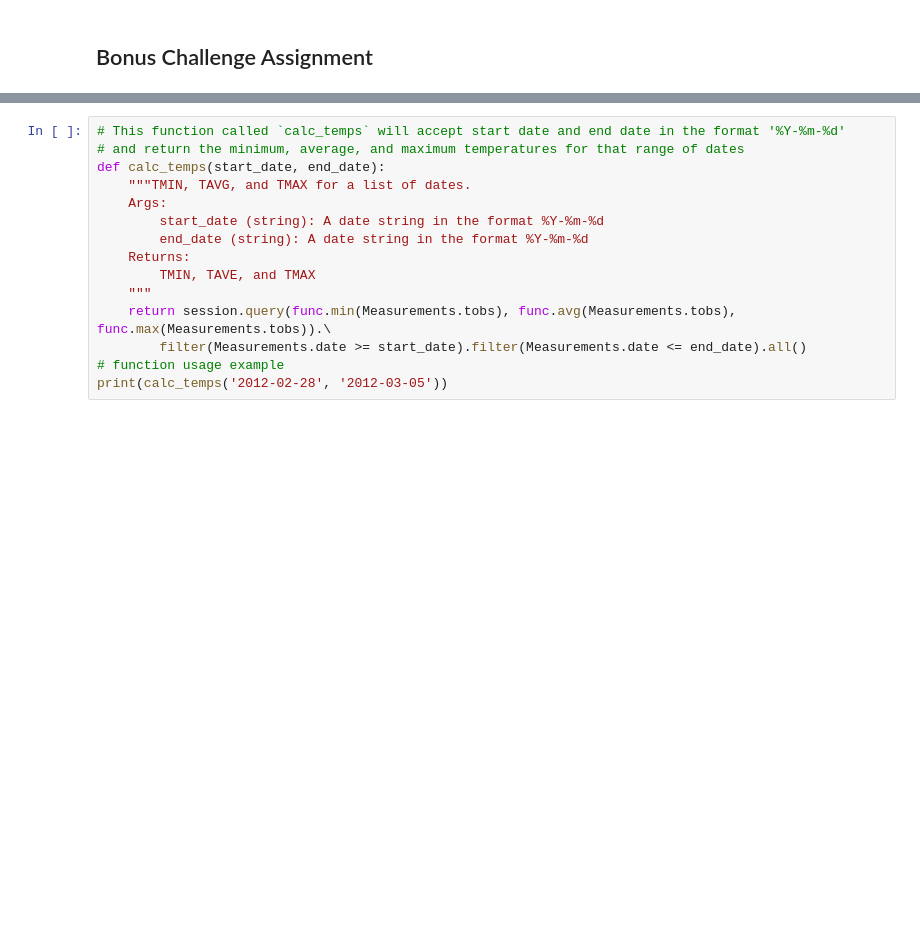
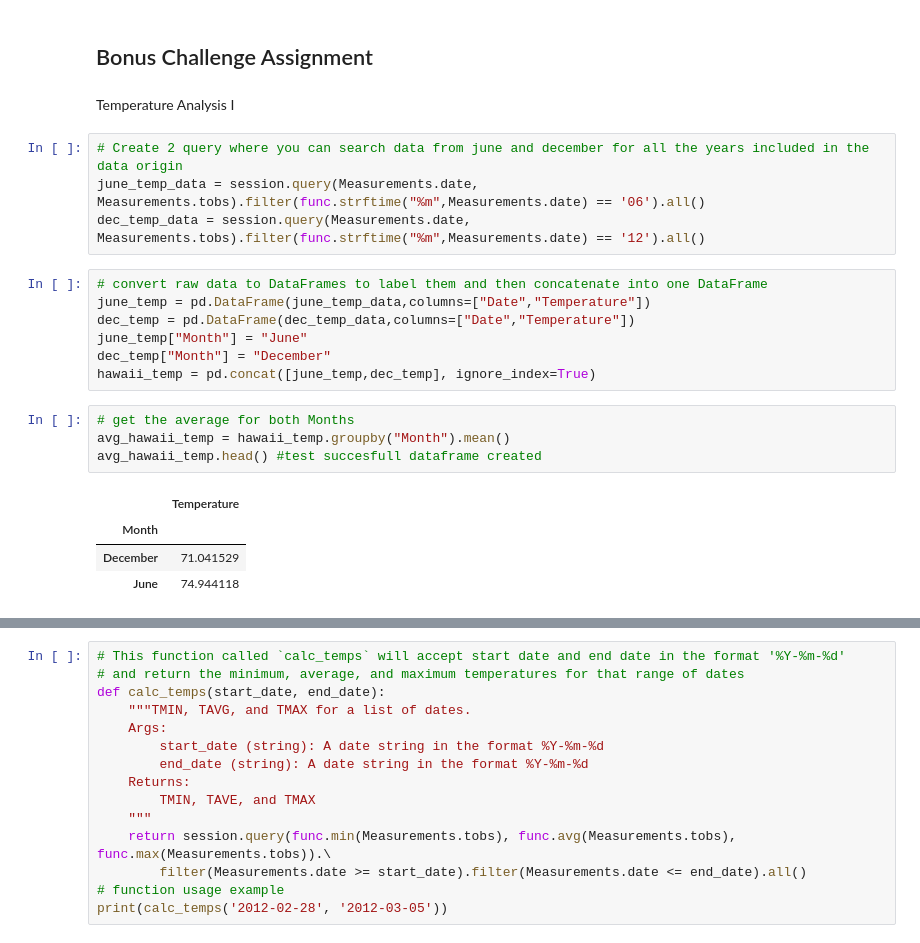
Before and after one commit to jamc7196/SQL-Alchemy-Challenge, a Jupyter notebook: Surf_Up/climate_starter.ipynb, the cells around one changed output, grey strips where cells are left out. Drawn from its saved outputs; the diff is of its cells as text; blank space fills up the shorter version.

```diff
--- a/Surf_Up/climate_starter.ipynb
+++ b/Surf_Up/climate_starter.ipynb
@@ -208,3 +209,25 @@ plt.savefig("Images/2)USC00519281_Temperature_Histogram_plot.png") #test succesf
 <Figure size 432x288 with 0 Axes>
 # %% [markdown]
 ## Bonus Challenge Assignment
+# %% [markdown]
+Temperature Analysis I
+# %%
+# Create 2 query where you can search data from june and december for all the years included in the data origin
+june_temp_data = session.query(Measurements.date, Measurements.tobs).filter(func.strftime("%m",Measurements.date) == '06').all()
+dec_temp_data = session.query(Measurements.date, Measurements.tobs).filter(func.strftime("%m",Measurements.date) == '12').all()
+# %%
+# convert raw data to DataFrames to label them and then concatenate into one DataFrame
+june_temp = pd.DataFrame(june_temp_data,columns=["Date","Temperature"])
+dec_temp = pd.DataFrame(dec_temp_data,columns=["Date","Temperature"])
+june_temp["Month"] = "June"
+dec_temp["Month"] = "December"
+hawaii_temp = pd.concat([june_temp,dec_temp], ignore_index=True)
+# %%
+# get the average for both Months
+avg_hawaii_temp = hawaii_temp.groupby("Month").mean()
+avg_hawaii_temp.head() #test succesfull dataframe created
+# %% [output]
+|  | Temperature |
+| Month |  |
+| December | 71.041529 |
+| June | 74.944118 |
```
Also changed, not shown: parts of 3 cells of this notebook.
